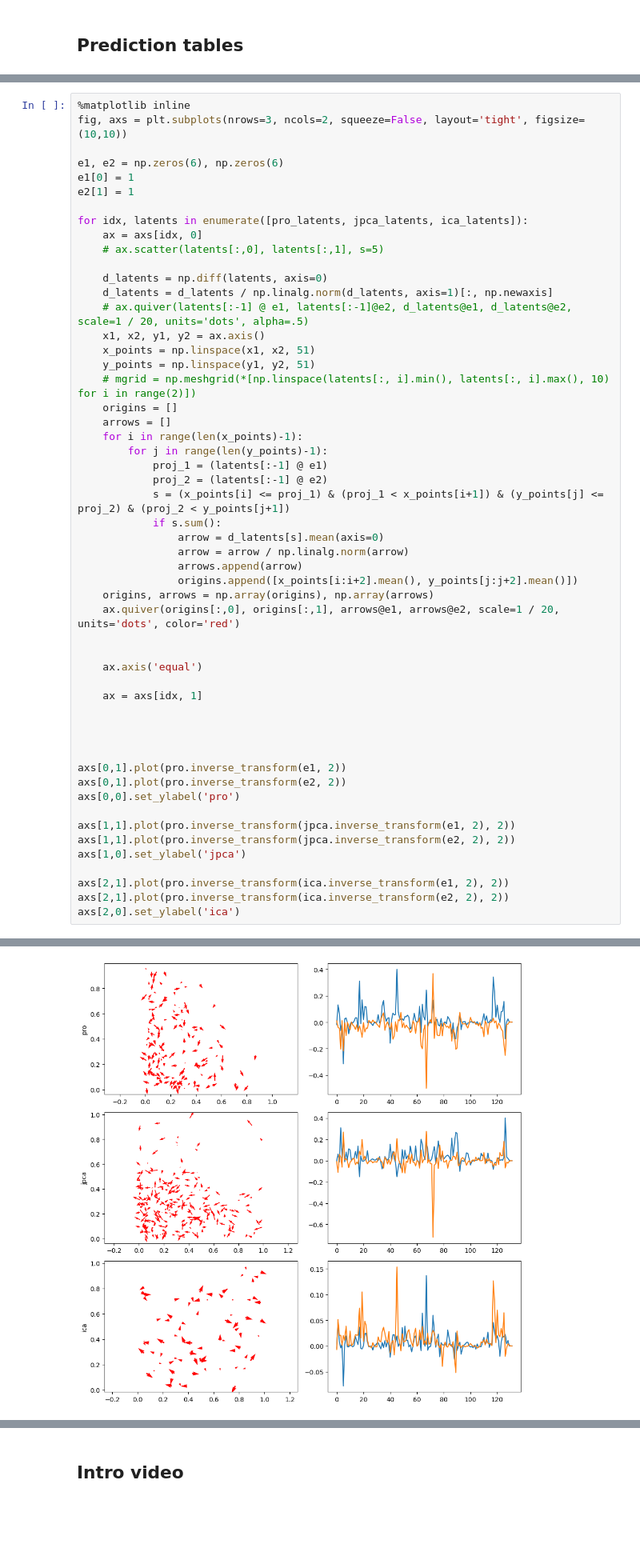
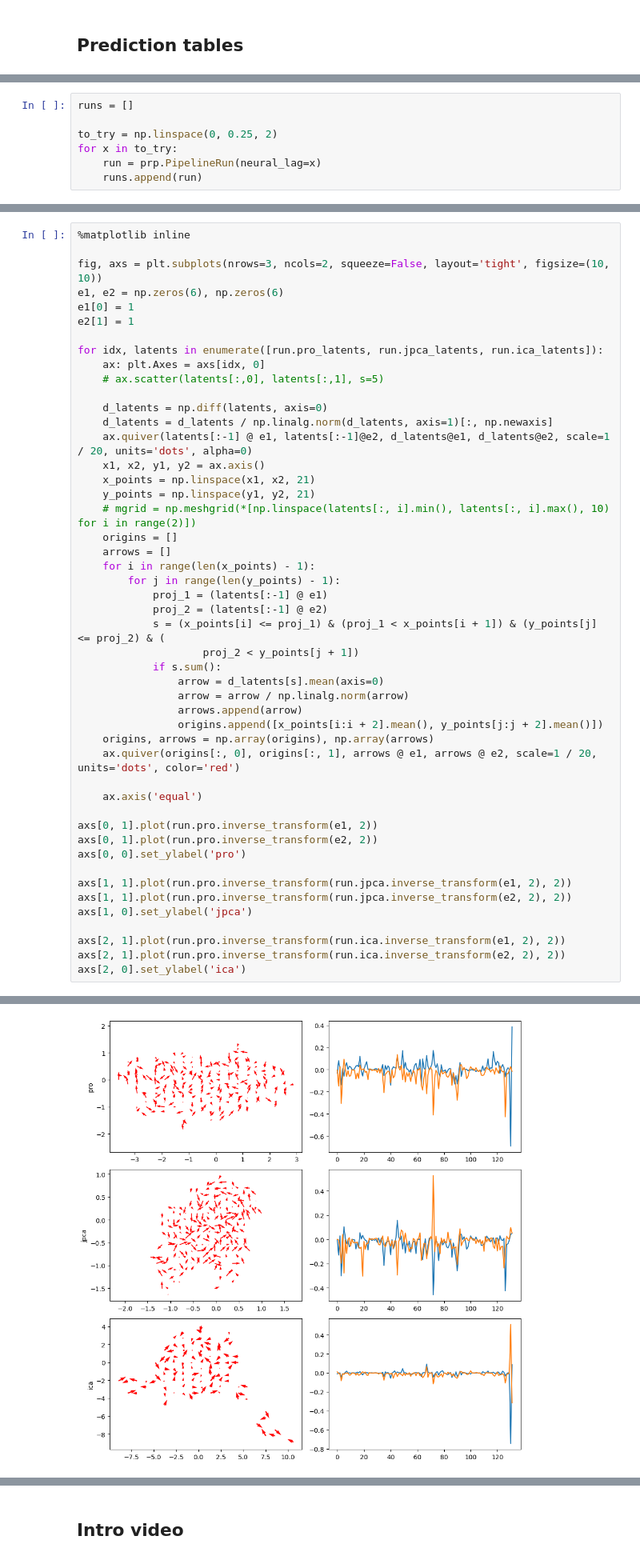
Before and after one commit to draeloslab/AdaptiveLatents, a Jupyter notebook: workspace/sfn_figures.ipynb, the cells around one changed output, grey strips where cells are left out. Shown at 80% size. Saved outputs shown, nothing was run; the diff lists cells and outputs as text; blank space fills up the shorter version.

```diff
--- a/workspace/sfn_figures.ipynb
+++ b/workspace/sfn_figures.ipynb
@@ -215,0 +16,7 @@ joint_target = ArrayWithTime.from_list(joint_target)
+# %%
+runs = []
+
+to_try = np.linspace(0, 0.25, 2)
+for x in to_try:
+    run = prp.PipelineRun(neural_lag=x)
+    runs.append(run)
@@ -245,56 +48,51 @@ adaptive_latents.plotting_functions.plot_bw_pipeline([bw], behavior_dicts)
 # %%
 %matplotlib inline
-fig, axs = plt.subplots(nrows=3, ncols=2, squeeze=False, layout='tight', figsize=(10,10))
 
+fig, axs = plt.subplots(nrows=3, ncols=2, squeeze=False, layout='tight', figsize=(10, 10))
 e1, e2 = np.zeros(6), np.zeros(6)
 e1[0] = 1
 e2[1] = 1
 
-for idx, latents in enumerate([pro_latents, jpca_latents, ica_latents]):
-    ax = axs[idx, 0]
+for idx, latents in enumerate([run.pro_latents, run.jpca_latents, run.ica_latents]):
+    ax: plt.Axes = axs[idx, 0]
     # ax.scatter(latents[:,0], latents[:,1], s=5)
 
     d_latents = np.diff(latents, axis=0)
     d_latents = d_latents / np.linalg.norm(d_latents, axis=1)[:, np.newaxis]
-    # ax.quiver(latents[:-1] @ e1, latents[:-1]@e2, d_latents@e1, d_latents@e2, scale=1 / 20, units='dots', alpha=.5)
+    ax.quiver(latents[:-1] @ e1, latents[:-1]@e2, d_latents@e1, d_latents@e2, scale=1 / 20, units='dots', alpha=0)
     x1, x2, y1, y2 = ax.axis()
-    x_points = np.linspace(x1, x2, 51)
-    y_points = np.linspace(y1, y2, 51)
+    x_points = np.linspace(x1, x2, 21)
+    y_points = np.linspace(y1, y2, 21)
     # mgrid = np.meshgrid(*[np.linspace(latents[:, i].min(), latents[:, i].max(), 10) for i in range(2)])
     origins = []
     arrows = []
-    for i in range(len(x_points)-1):
-        for j in range(len(y_points)-1):
+    for i in range(len(x_points) - 1):
+        for j in range(len(y_points) - 1):
             proj_1 = (latents[:-1] @ e1)
             proj_2 = (latents[:-1] @ e2)
-            s = (x_points[i] <= proj_1) & (proj_1 < x_points[i+1]) & (y_points[j] <= proj_2) & (proj_2 < y_points[j+1])
+            s = (x_points[i] <= proj_1) & (proj_1 < x_points[i + 1]) & (y_points[j] <= proj_2) & (
+                    proj_2 < y_points[j + 1])
             if s.sum():
                 arrow = d_latents[s].mean(axis=0)
                 arrow = arrow / np.linalg.norm(arrow)
                 arrows.append(arrow)
-                origins.append([x_points[i:i+2].mean(), y_points[j:j+2].mean()])
+                origins.append([x_points[i:i + 2].mean(), y_points[j:j + 2].mean()])
     origins, arrows = np.array(origins), np.array(arrows)
-    ax.quiver(origins[:,0], origins[:,1], arrows@e1, arrows@e2, scale=1 / 20, units='dots', color='red')
-
+    ax.quiver(origins[:, 0], origins[:, 1], arrows @ e1, arrows @ e2, scale=1 / 20, units='dots', color='red')
 
     ax.axis('equal')
 
-    ax = axs[idx, 1]
+axs[0, 1].plot(run.pro.inverse_transform(e1, 2))
+axs[0, 1].plot(run.pro.inverse_transform(e2, 2))
+axs[0, 0].set_ylabel('pro')
 
+axs[1, 1].plot(run.pro.inverse_transform(run.jpca.inverse_transform(e1, 2), 2))
+axs[1, 1].plot(run.pro.inverse_transform(run.jpca.inverse_transform(e2, 2), 2))
+axs[1, 0].set_ylabel('jpca')
 
-
-
-axs[0,1].plot(pro.inverse_transform(e1, 2))
-axs[0,1].plot(pro.inverse_transform(e2, 2))
-axs[0,0].set_ylabel('pro')
-
-axs[1,1].plot(pro.inverse_transform(jpca.inverse_transform(e1, 2), 2))
-axs[1,1].plot(pro.inverse_transform(jpca.inverse_transform(e2, 2), 2))
-axs[1,0].set_ylabel('jpca')
-
-axs[2,1].plot(pro.inverse_transform(ica.inverse_transform(e1, 2), 2))
-axs[2,1].plot(pro.inverse_transform(ica.inverse_transform(e2, 2), 2))
-axs[2,0].set_ylabel('ica')
+axs[2, 1].plot(run.pro.inverse_transform(run.ica.inverse_transform(e1, 2), 2))
+axs[2, 1].plot(run.pro.inverse_transform(run.ica.inverse_transform(e2, 2), 2))
+axs[2, 0].set_ylabel('ica')
 # %% [output]
 Text(0, 0.5, 'ica')
-[figure, old version]
+[figure, new version]
```
Also changed, not shown: parts of 12 cells of this notebook, 2 other files.
